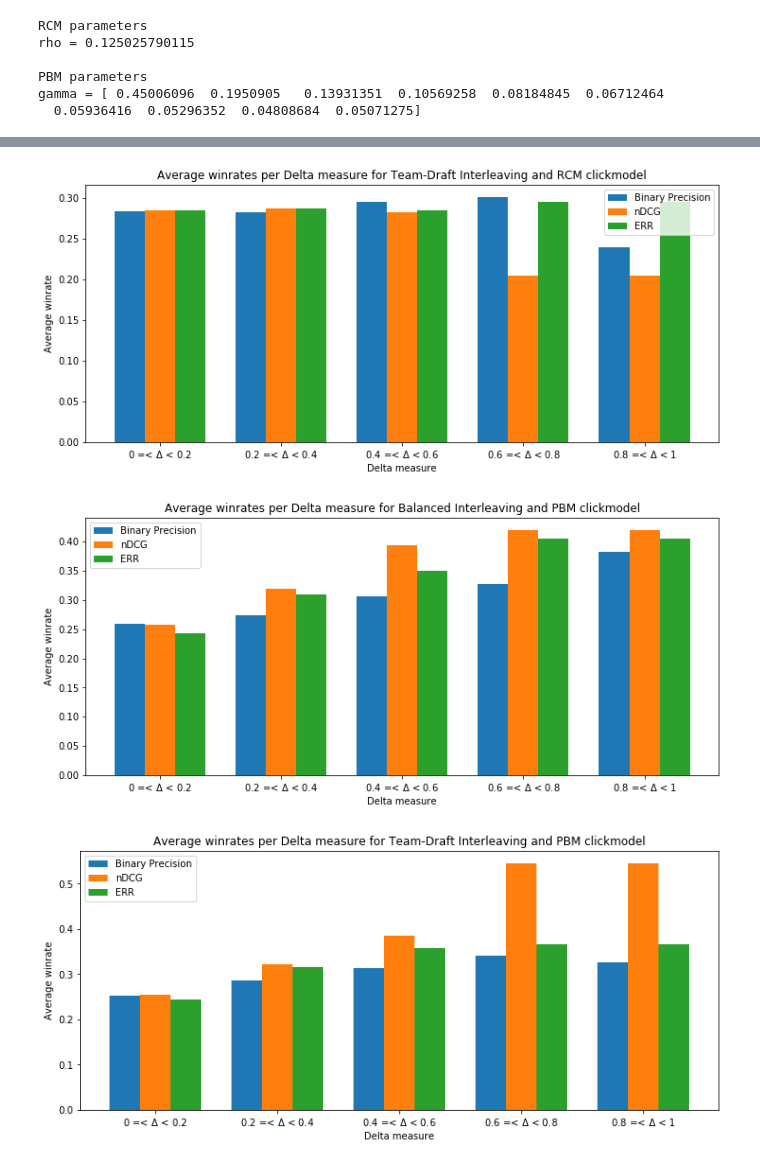
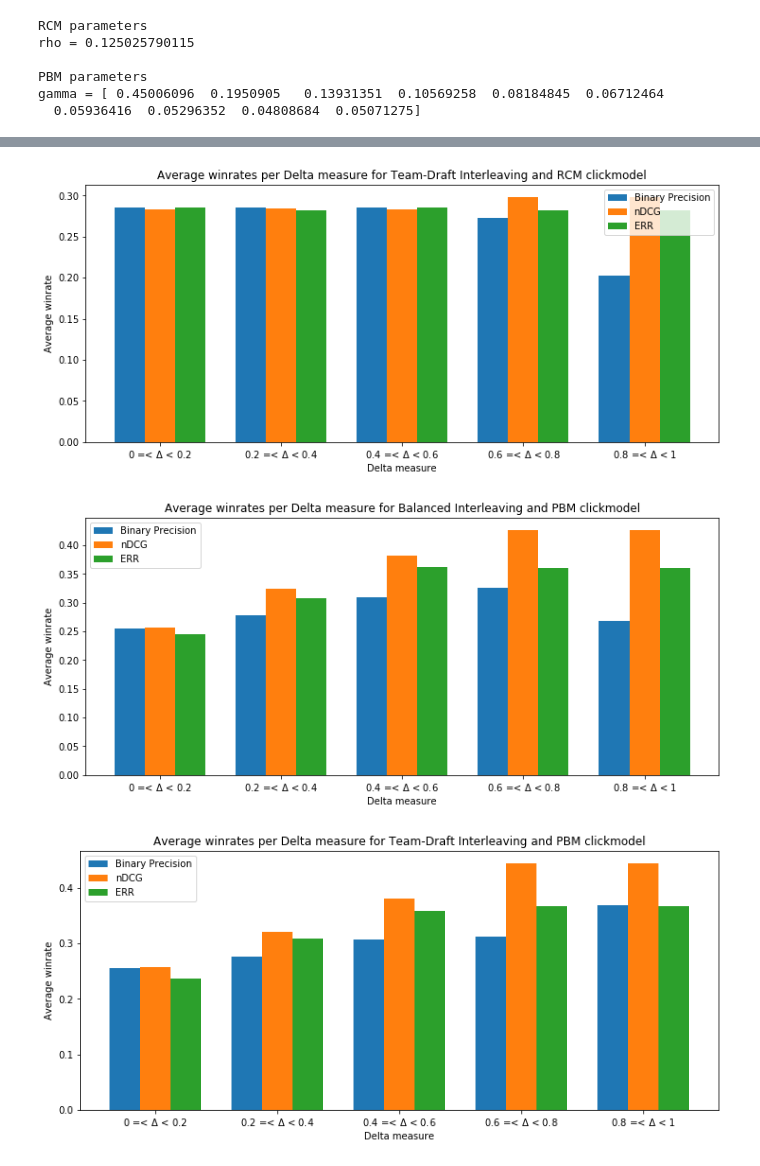
Before and after one commit to Poezedoez/IR1, a Jupyter notebook: 10542604-10631186-10670033-hw1.ipynb, the cells around one changed output, grey strips where cells are left out. Drawn from its saved outputs; the diff is of its cells as text; code cells hidden in the pictures.

Commit message:
simulate werkt, experiments

```diff
--- a/10542604-10631186-10670033-hw1.ipynb
+++ b/10542604-10631186-10670033-hw1.ipynb
@@ -148,7 +180,7 @@ def delta(data, eval_function, relevance_map):
     Returns list of document pairs in data with there corresponding
     difference of performance per pair calculated with eval_function.
 
-    Keyword arguments:
+    Arguments:
     data          -- list of documents pairs containing relevance labels
     eval_function -- evaluation function to score performance of list
                      of relevance labels
@@ -289,6 +371,13 @@ Implement User Clicks Simulation
 # To estimate clickmdel parameters, the provided Yandex file is used
 
 def load_yandex(filename):
+    """
+    Extract clicks from a given yandex file. Return a binary matrix where each row is a session,
+    and a 1 at position [i, j] represents a click in session i on document j.
+
+    Arguments
+    filename   -- name of the yandex file.
+    """
     sessions = []
 
     with open(filename, 'r') as f:
@@ -404,16 +490,3 @@ def simulate_interleaving(data, N, clickmodel, interleaver, interleave_scorer):
         lose_rates.append(winners.count('A') / N)
         tie_rates.append(winners.count('T') / N)
     return win_rates, lose_rates, tie_rates
-# %%
-# Simulate Teamdraft Interleaving on binary precision dataset with N=10 simulations
-
-# RCM model
-N = 100
-simulation = simulate_interleaving(data_bp, N, rcm_model, teamdraft_interleaving, score_teamdraft_interleaving)
-print('RCM simulation')
-print('win: {:.3f}, lose: {:.3f} tie: {:.3f}'.format(*simulation))
-
-# PBM model
-simulation = simulate_interleaving(data_bp, N, pbm_model, teamdraft_interleaving, score_teamdraft_interleaving)
-print("PBM simulation")
-print('win: {:.3f}, lose: {:.3f} tie: {:.3f}'.format(*simulation))
@@ -425,8 +503,7 @@ win: 0.273, lose: 0.186 tie: 0.541
 # %%
-import matplotlib.pyplot as plt
+N = 300
 
-
-N = 100
+# For fancy printing, register each measure, clickmodel and interleaver with name.
 offline_measures = {'Binary Precision': data_bp,
                     'nDCG': data_ndcg,
                     'ERR': data_err}
@@ -435,20 +512,30 @@ click_models = {'RCM clickmodel': rcm_model,
 interleavers = {'Balanced Interleaving': (balanced_interleaving, score_balanced_interleaving),
                 'Team-Draft Interleaving': (teamdraft_interleaving, score_teamdraft_interleaving)}
 
+simulations = {}
+
+# For each clickmodel, for each interleaver, generate plot of 3 measurements
 for clickmodel_name, click_model in click_models.items():
     for interleaver_name, (interleaver, scorer) in interleavers.items():
         plt.figure(figsize=(12, 5))
         for measure_idx, (measure_name, data) in enumerate(offline_measures.items()):
+            # Simulate experiment for data belonging to measurement
             simulation = simulate_interleaving(data, N, click_model, interleaver, scorer)
+            simulations[(clickmodel_name, interleaver_name, measure_name)] = simulation
             win_rates, lose_rates, tie_rates = simulation
+
+            # Calculate bins
             measurements = [d[-1] for d in data]
             binned = np.digitize(measurements, np.linspace(0, 1, 5)[1:])
 
+            # Calculate average winrate per bin
             avg_winrates = []
             for i in range(5):
                 if len(np.argwhere(binned==i)):
                     bin_avg_winrate = np.sum(np.array(win_rates)[np.argwhere(binned==i)]) / len(np.argwhere(binned==i))
                 avg_winrates.append(bin_avg_winrate)
+
+            # Generate plot
             bar_offset = measure_idx * 0.25
             plt.bar(np.arange(5)+bar_offset, avg_winrates, width = 0.25, label=measure_name)
             plt.legend()
@@ -463,3 +550,3 @@ for clickmodel_name, click_model in click_models.items():
-[figure, old version]
+[figure, new version]
-[figure, old version]
+[figure, new version]
-[figure, old version]
+[figure, new version]
```
Also changed, not shown: parts of 14 cells of this notebook.
